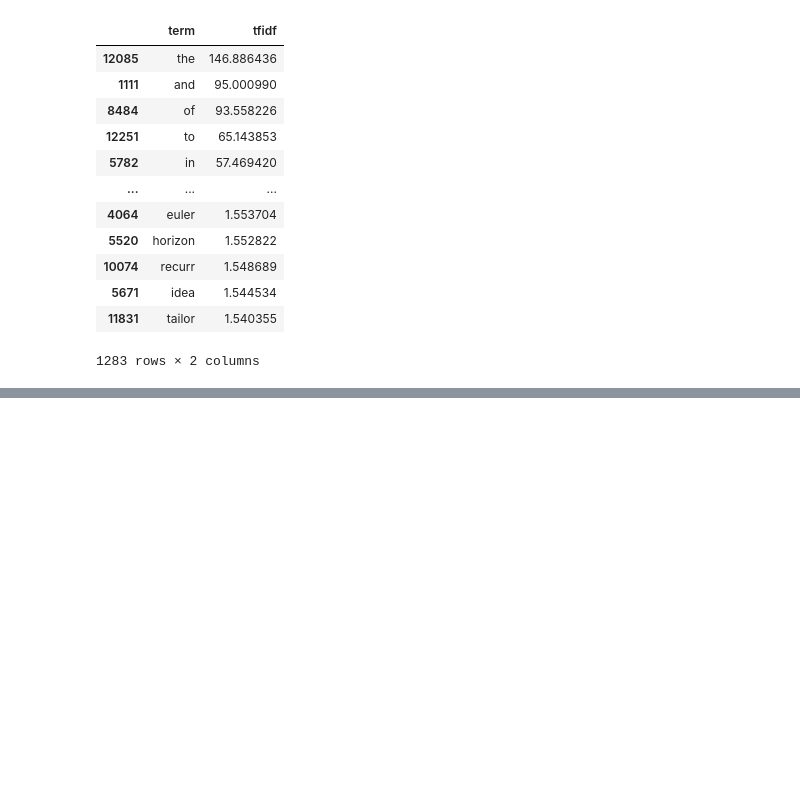
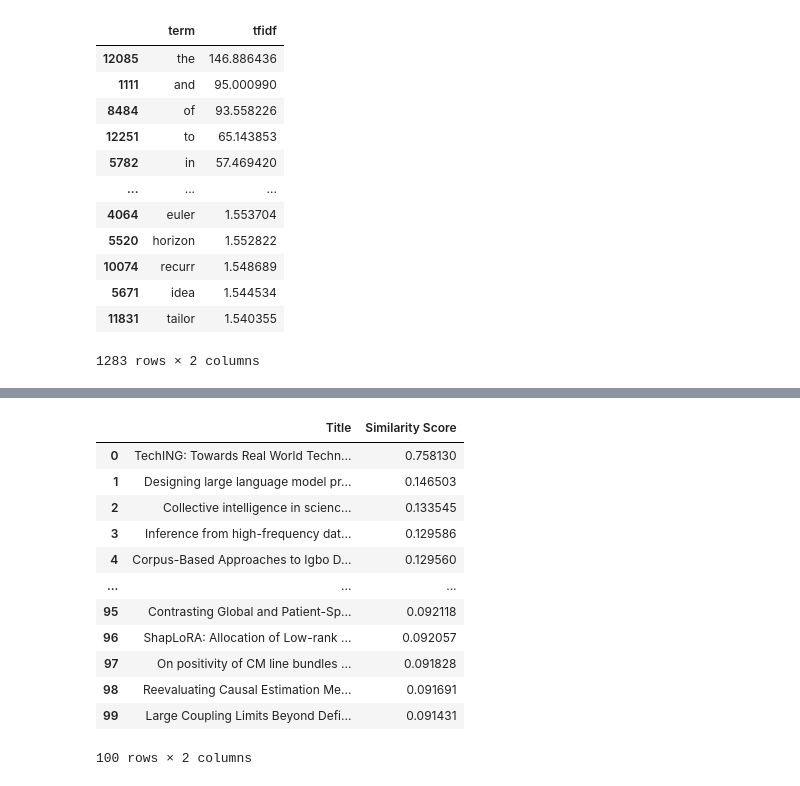
Before and after one commit to arxi-vinder/arxiv_backend_model, a Jupyter notebook: app/ml/vectorizer_data.ipynb, the cells around one changed output, grey strips where cells are left out. Saved outputs shown, nothing was run; the diff lists cells and outputs as text; code cells hidden in the pictures; blank space fills up the shorter version.

Commit message:
feat:get recommendations based on abstract

```diff
--- a/app/ml/vectorizer_data.ipynb
+++ b/app/ml/vectorizer_data.ipynb
@@ -172,2 +199,29 @@ Doc 9  0.091167  0.036697  1.000000
+# %%
+from cbf import ContentBasedFiltering
+
+
+cbf = ContentBasedFiltering(datas, tfidf_vectorizer, tfidf_matrix)
+
+input_abstract = datas['abstract'][10]
+recommendations = cbf.get_recommendations_by_abstract(
+    input_abstract,
+    top_n=100
+)
+# %%
+recommendations
+# %% [output]
+|  | Title | Similarity Score |
+| 0 | TechING: Towards Real World Techn... | 0.758130 |
+| 1 | Designing large language model pr... | 0.146503 |
+| 2 | Collective intelligence in scienc... | 0.133545 |
+| 3 | Inference from high-frequency dat... | 0.129586 |
+| 4 | Corpus-Based Approaches to Igbo D... | 0.129560 |
+| ... | ... | ... |
+| 95 | Contrasting Global and Patient-Sp... | 0.092118 |
+| 96 | ShapLoRA: Allocation of Low-rank ... | 0.092057 |
+| 97 | On positivity of CM line bundles ... | 0.091828 |
+| 98 | Reevaluating Causal Estimation Me... | 0.091691 |
+| 99 | Large Coupling Limits Beyond Defi... | 0.091431 |
+100 rows × 2 columns
 # %%
 datas.to_csv('arxiv_recap.csv', index=False)
```
Also changed, not shown: parts of 2 cells of this notebook.
